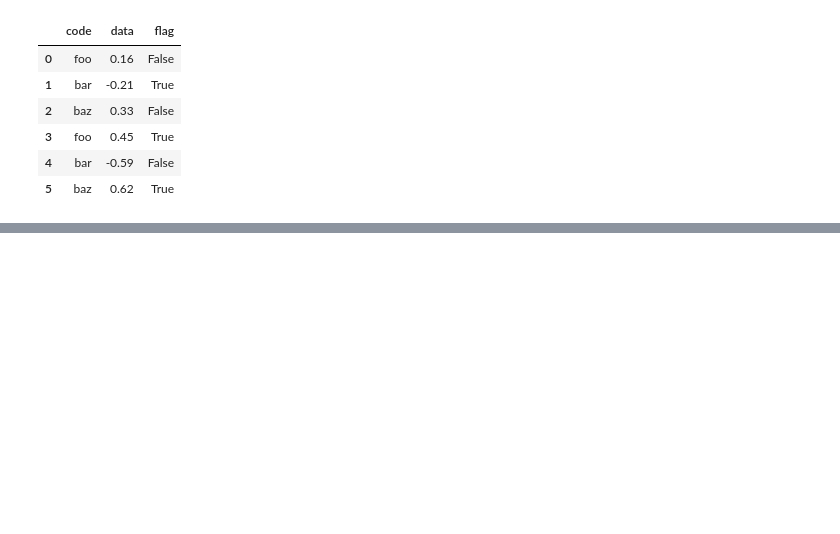
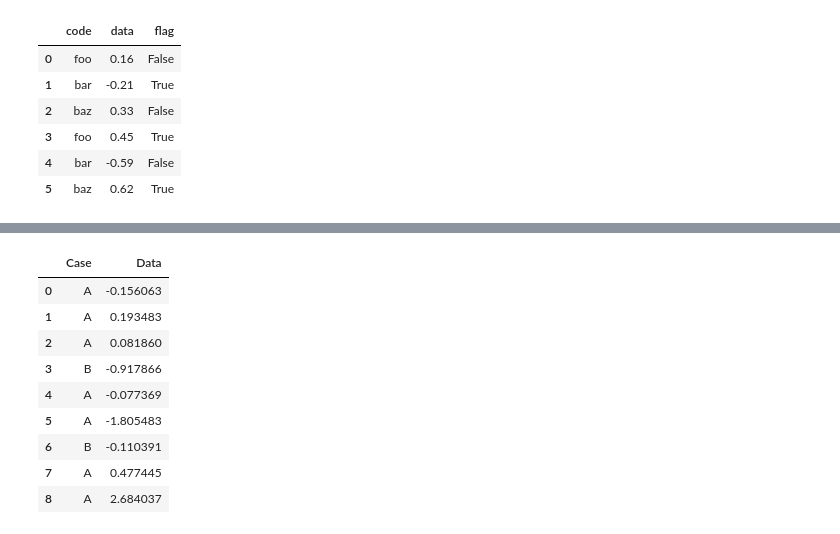
Before and after one commit to onlyabhilash/Feature-Engg, a Jupyter notebook: Pandas/Cooking.ipynb, the cells around one changed output, grey strips where cells are left out. Cells and saved outputs as stored; diff of their text form; code cells hidden in the pictures; blank space fills up the shorter version.

```diff
--- a/Pandas/Cooking.ipynb
+++ b/Pandas/Cooking.ipynb
@@ -884,0 +890,19 @@ Name: A, dtype: int64
+# %%
+df = pd.DataFrame(
+        data={
+            "Case": ["A", "A", "A", "B", "A", "A", "B", "A", "A"],
+            "Data": np.random.randn(9),
+        }
+    )
+df
+# %% [output]
+|  | Case | Data |
+| 0 | A | -0.156063 |
+| 1 | A | 0.193483 |
+| 2 | A | 0.081860 |
+| 3 | B | -0.917866 |
+| 4 | A | -0.077369 |
+| 5 | A | -1.805483 |
+| 6 | B | -0.110391 |
+| 7 | A | 0.477445 |
+| 8 | A | 2.684037 |
```
Also changed, not shown: parts of 32 cells of this notebook.
